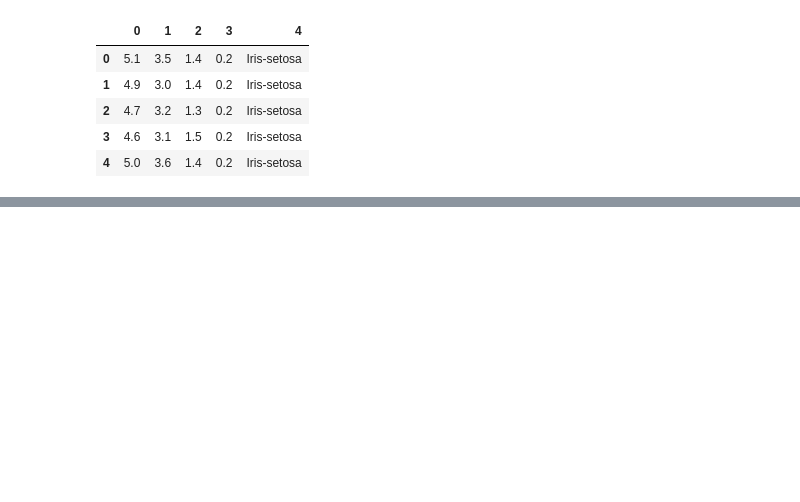
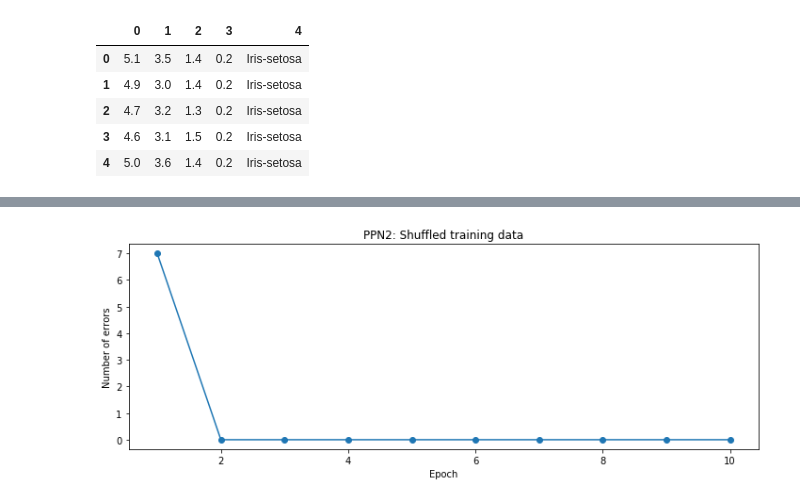
Before and after one commit to npabon/python_machine_learning, a Jupyter notebook: ch_2_perceptron_adaline_sgd.ipynb, the cells around one changed output, grey strips where cells are left out. Saved outputs shown, nothing was run; the diff lists cells and outputs as text; code cells hidden in the pictures; blank space fills up the shorter version.

```diff
--- a/ch_2_perceptron_adaline_sgd.ipynb
+++ b/ch_2_perceptron_adaline_sgd.ipynb
@@ -40,0 +78,20 @@ plt.show()
+# %%
+# if we shuffle the data do we get the same behavior?
+df_subset_shuf = df_subset.sample(frac=1)
+y_shuf = df_subset_shuf[4].values
+y_shuf = np.where(y_shuf == 'Iris-setosa', -1, 1)
+X_shuf = df_subset_shuf[[0,2]].values
+
+ppn2 = Perceptron(eta=0.1, n_iter=10)
+ppn2.fit(X_shuf,y_shuf)
+
+# plot the error
+plt.figure(figsize=(12, 4))
+plt.plot(range(1, len(ppn2.errors_) + 1),
+         ppn2.errors_, marker = 'o')
+plt.xlabel('Epoch')
+plt.ylabel('Number of errors')
+plt.title('PPN2: Shuffled training data')
+plt.show()
+# %% [output]
+[figure, added]
```
Also changed, not shown: parts of 15 cells of this notebook, 1 other file.
